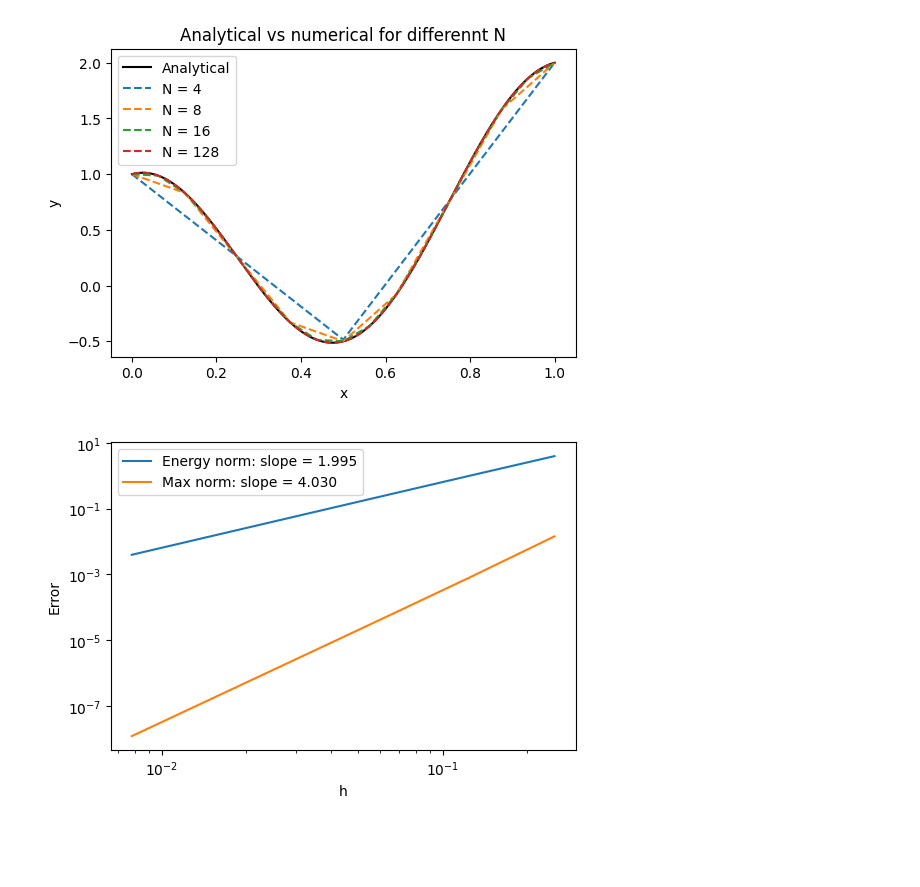
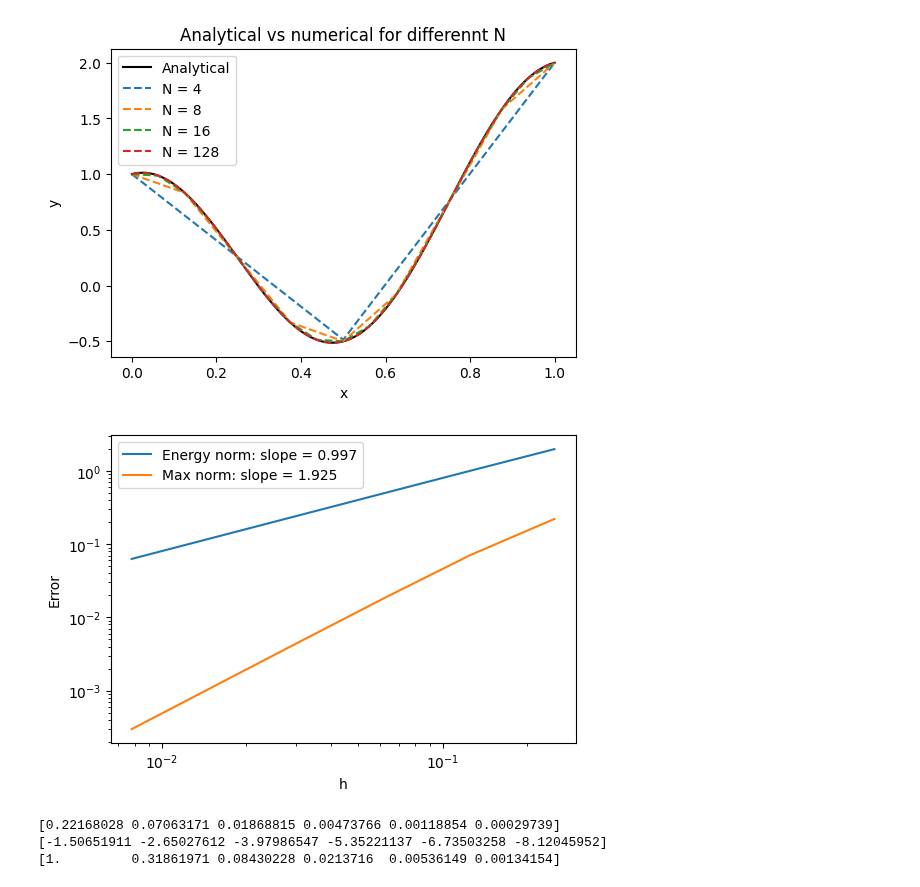
Before and after one commit to todj107/NumPDE, a Jupyter notebook: lab_03_tor.ipynb, the cells around one changed output. Drawn from its saved outputs; the diff is of its cells as text; code cells hidden in the pictures; blank space fills up the shorter version.

```diff
--- a/lab_03_tor.ipynb
+++ b/lab_03_tor.ipynb
@@ -289,10 +359,20 @@ def energy_norm_exact(u, u_prim_2):
 
 def error_energy_norm(u_norm, u_h, A):
     u_h_norm = u_h @ A @ u_h
-    return np.abs(u_norm - u_h_norm)
+    return np.sqrt(np.abs(u_norm - u_h_norm))
 
-def error_max_norm(u_h, u):
-    return np.max(np.abs(u(x) - u_h))
+def error_max_norm(u_h, u, x):
+    j = 0
+    max_norm = 0
+    for i in range(0,x.size-1):
+        h = x[i+1] - x[i]
+        x_step = np.linspace(x[i], x[i+1], 10)
+        for j in range(10):
+            u_h_func = u_h[i]*(x[i+1] - x_step[j])/h + u_h[i+1]*(x_step[j] - x[i])/h
+            if max_norm < np.abs(u(x_step[j]) - u_h_func):
+                max_norm = np.abs(u(x_step[j]) - u_h_func)
+
+    return max_norm
 # %%
 ## d) "main" code
 # Calculating the exact energy norm:
@@ -307,32 +387,39 @@ for i,N in enumerate(N_list):
     h[i] = 1/N
 err_E = np.zeros(len(N_list))
 err_max = np.zeros(len(N_list))
 
 # Calculating the error of the norms for different N:
 for i,N in enumerate(N_list):
     x = np.linspace(0,1,N+1)
 
     A = AssembleStiffnessMatrix1D(x)
     b = AssembleLoadVector1D(x, f, g_N, g_R)
     u_h = la.solve(A,b)
 
     # Errors using max and energy norm
     err_E[i] = error_energy_norm(u_Enorm, u_h, A)
-    err_max[i] = error_max_norm(u_h, u_analytic)
+    err_max[i] = error_max_norm(u_h, u_analytic, x)
 
 # Slope of error
 q_E = np.polyfit(np.log(h), np.log(err_E), 1)[0]
 q_max = np.polyfit(np.log(h), np.log(err_max), 1)[0]
 
 # Plot result
 plt.figure(figsize=[6,4])
 plt.loglog(h, err_E)
 plt.loglog(h, err_max)
 
 plt.xlabel("h")
 plt.ylabel("Error")
 plt.legend([f"Energy norm: slope = {q_E:.03f}", f"Max norm: slope = {q_max:.3f}"])
 
 plt.show()
+
+print(err_max)
+print(np.log(err_max))
+print(err_max/err_max[0])
 # %% [output]
-[figure, old version]
+[figure, new version]
+[0.22168028 0.07063171 0.01868815 0.00473766 0.00118854 0.00029739]
+[-1.50651911 -2.65027612 -3.97986547 -5.35221137 -6.73503258 -8.12045952]
+[1.         0.31861971 0.08430228 0.0213716  0.00536149 0.00134154]
```
Also changed, not shown: parts of 2 cells of this notebook.
